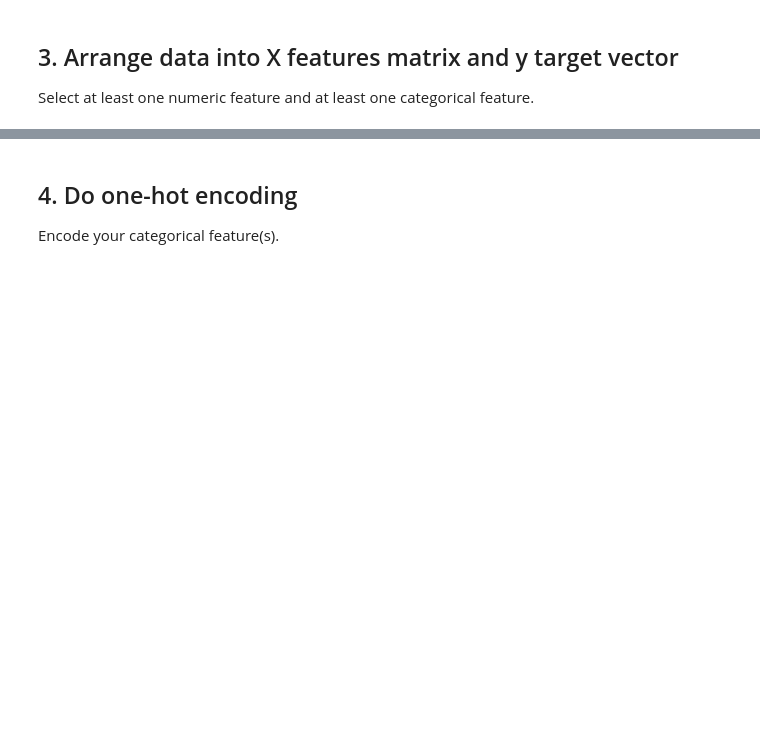
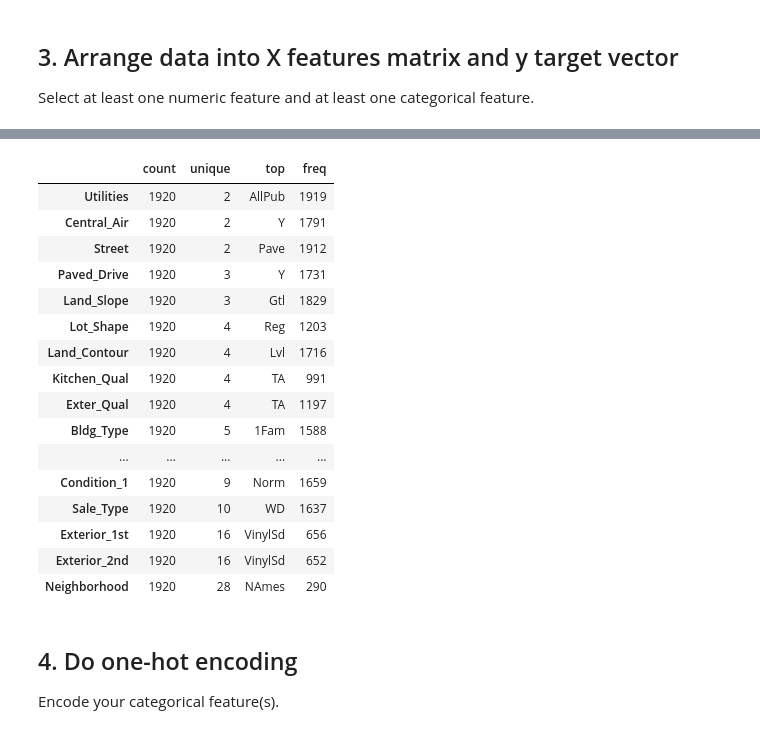
Before and after one commit to LambdaSchool/DEPRECATED-DS-Unit-2-Linear-Models, a Jupyter notebook: DS_Sprint_Challenge_5_Linear_Models.ipynb, the cells around one changed output, grey strips where cells are left out. Cells and saved outputs as stored; diff of their text form; code cells hidden in the pictures; blank space fills up the shorter version.

```diff
--- a/DS_Sprint_Challenge_5_Linear_Models.ipynb
+++ b/DS_Sprint_Challenge_5_Linear_Models.ipynb
@@ -113,0 +156,21 @@ Select at least one numeric feature and at least one categorical feature.
+# %%
+# Explore categorical features.
+train.describe(exclude='number').T.sort_values(by='unique')
+# %% [output]
+|  | count | unique | top | freq |
+| Utilities | 1920 | 2 | AllPub | 1919 |
+| Central_Air | 1920 | 2 | Y | 1791 |
+| Street | 1920 | 2 | Pave | 1912 |
+| Paved_Drive | 1920 | 3 | Y | 1731 |
+| Land_Slope | 1920 | 3 | Gtl | 1829 |
+| Lot_Shape | 1920 | 4 | Reg | 1203 |
+| Land_Contour | 1920 | 4 | Lvl | 1716 |
+| Kitchen_Qual | 1920 | 4 | TA | 991 |
+| Exter_Qual | 1920 | 4 | TA | 1197 |
+| Bldg_Type | 1920 | 5 | 1Fam | 1588 |
+| ... | ... | ... | ... | ... |
+| Condition_1 | 1920 | 9 | Norm | 1659 |
+| Sale_Type | 1920 | 10 | WD | 1637 |
+| Exterior_1st | 1920 | 16 | VinylSd | 656 |
+| Exterior_2nd | 1920 | 16 | VinylSd | 652 |
+| Neighborhood | 1920 | 28 | NAmes | 290 |
```
Also changed, not shown: parts of 8 cells of this notebook.
